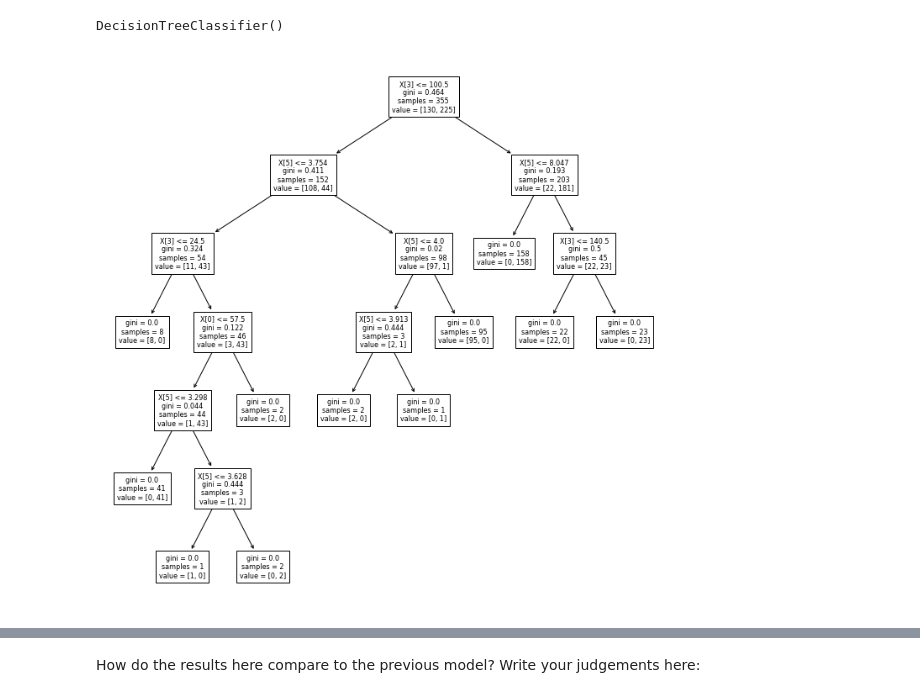
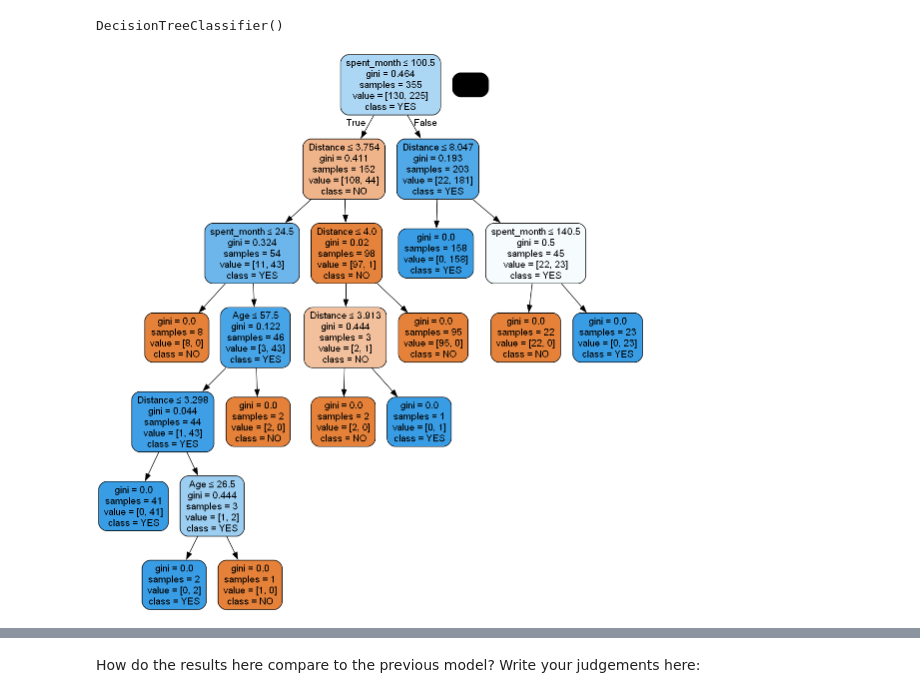
Before and after one commit to rasnarim/CaseStudyRRDinerCoffee, a Jupyter notebook: Springboard Decision Tree Specialty Coffee Case Study - Tier 3.ipynb, the cells around one changed output, grey strips where cells are left out. Drawn from its saved outputs; the diff is of its cells as text; code cells hidden in the pictures.

```diff
--- a/Springboard Decision Tree Specialty Coffee Case Study - Tier 3.ipynb
+++ b/Springboard Decision Tree Specialty Coffee Case Study - Tier 3.ipynb
@@ -400,12 +406,19 @@ y_perd_series = pd.Series(y_pred)
 gini_model
 # %% [output]
 DecisionTreeClassifier()
-# %%
-# As before, but make the model name gini_model
-plt.figure(figsize=(12,12))
-tree.plot_tree(gini_model, fontsize=8);
-# %% [output]
-[figure, removed]
+# %%
+
+# As before, but make the model name gini_model
+dot_data = StringIO()
+tree.export_graphviz(gini_model , out_file=dot_data,
+                filled=True, rounded=True,
+                special_characters=True, feature_names=X_train.columns,class_names = ["NO", "YES"])
+
+# Alternatively for class_names use gini_model.classes_
+graph = pydotplus.graph_from_dot_data(dot_data.getvalue())
+Image(graph.create_png())
+# %% [output]
+[figure, added]
 # %%
 # Run this block for model evaluation
 print("Model Gini impurity model")
```
Also changed, not shown: parts of 10 cells of this notebook.
